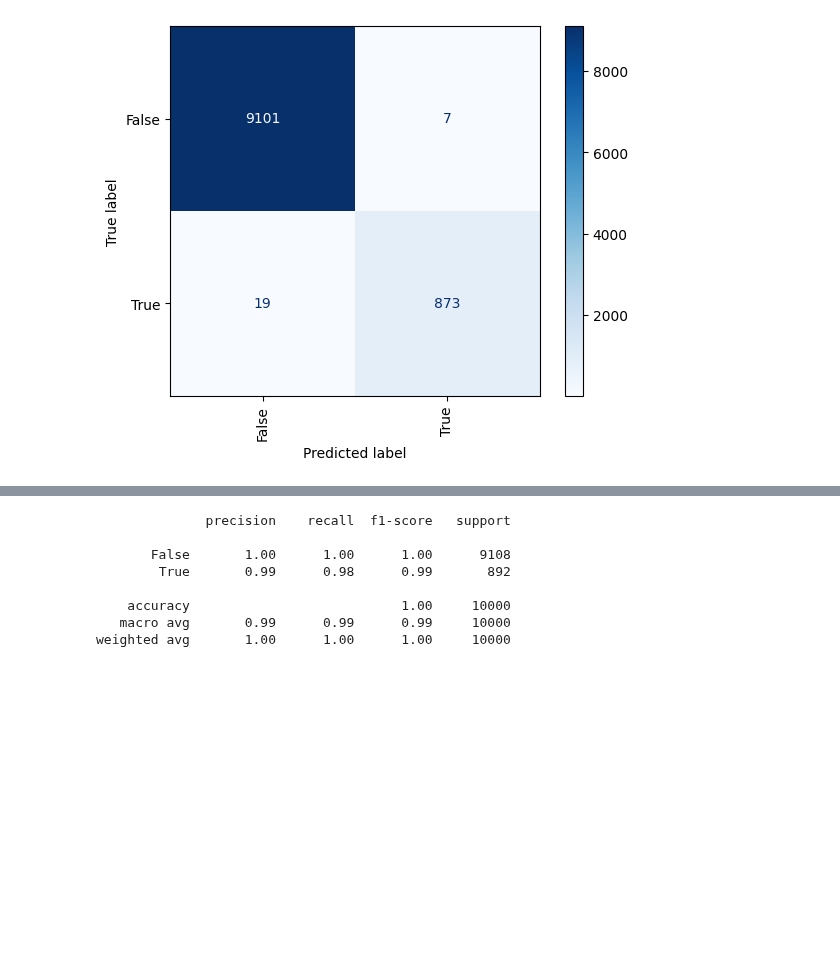
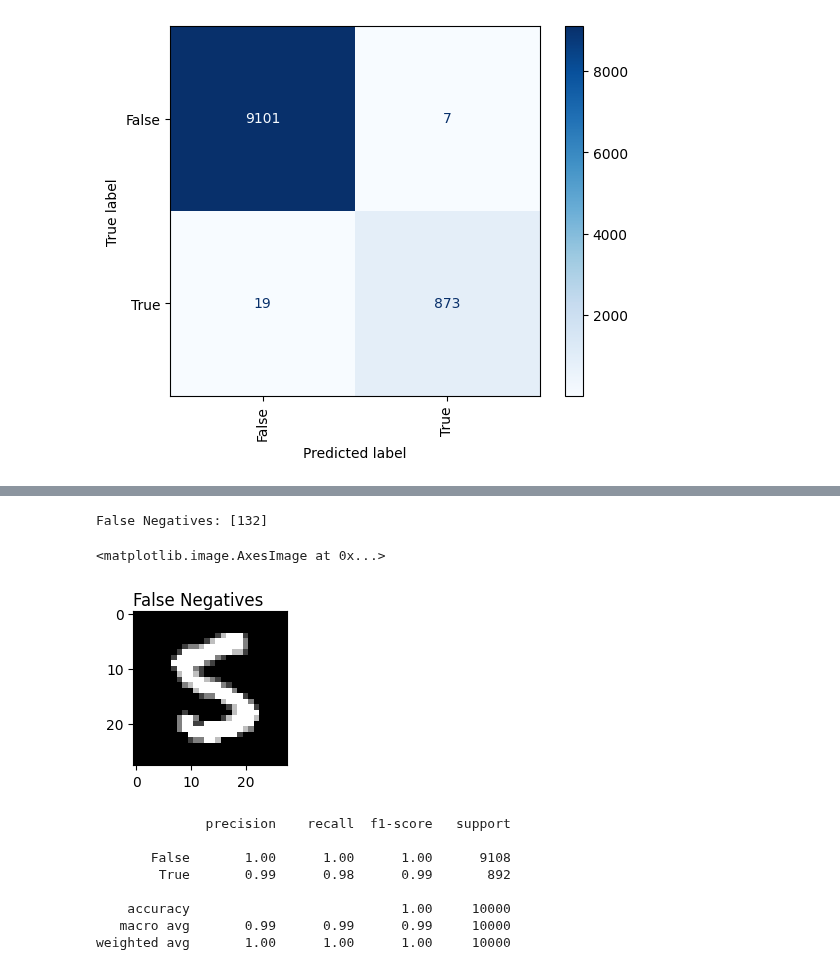
Before and after one commit to PaulBichl/machine-learning, a Jupyter notebook: src/machine_learning/NumberClassification/Load_MNIST_Data.ipynb, the cells around one changed output, grey strips where cells are left out. Saved outputs shown, nothing was run; the diff lists cells and outputs as text; code cells hidden in the pictures; blank space fills up the shorter version.

```diff
--- a/src/machine_learning/NumberClassification/Load_MNIST_Data.ipynb
+++ b/src/machine_learning/NumberClassification/Load_MNIST_Data.ipynb
@@ -198,3 +208,19 @@ cmd.plot(cmap=plt.cm.Blues, xticks_rotation='vertical')
+# %%
+false_negatives = np.where((y_train_binary == 1) & (y_pred_train == 0))[0]
+print("False Negatives:", false_negatives)
+
+false_negatives = false_negatives[0]  # Limit to 5 for display
+
+
+
+fig,ax=plt.subplots(1,1,figsize=(10,2))
+fig.suptitle("False Negatives")
+test_image=X_test[false_negatives].reshape(28,28)
+ax.imshow(test_image,cmap='gray',vmin=0, vmax=255)
+# %% [output]
+False Negatives: [132]
+<matplotlib.image.AxesImage at 0x...>
+[figure, added]
 # %%
 cr = classification_report(y_test_binary, y_pred)
 print(cr)
```
Also changed, not shown: parts of 5 cells of this notebook.
